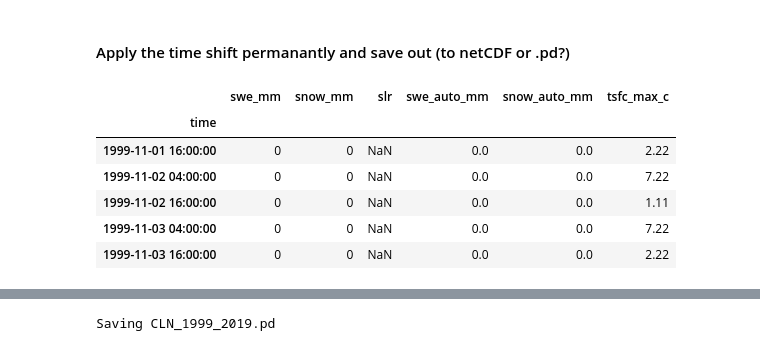
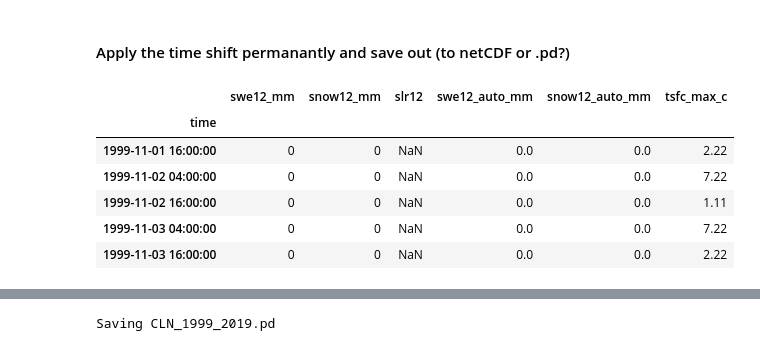
Before and after one commit to m-wessler/snow-liquid-ratio, a Jupyter notebook: data-tools/alta_collins_invest.ipynb, the cells around one changed output, grey strips where cells are left out. Cells and saved outputs as stored; diff of their text form; code cells hidden in the pictures.

```diff
--- a/data-tools/alta_collins_invest.ipynb
+++ b/data-tools/alta_collins_invest.ipynb
@@ -236,12 +236,15 @@ plt.show()
 # %%
 # We only want to time shift the MANUAL observations! Break out the values and shift the array as needed
 data_shift = data.copy(deep=True)
 data_shift.index = data_shift.index + timedelta(hours=time_shift)
 
 data_save = data_shift.merge(data_auto_12, on='time')
+
+data_save = data_save.rename(columns={'slr':'slr12', 'swe_mm':'swe12_mm', 'snow_mm':'snow12_mm', 'swe_auto_mm':'swe12_auto_mm', 'snow_auto_mm':'snow12_auto_mm',})
+
 data_save[:5]
 # %% [output]
-|  | swe_mm | snow_mm | slr | swe_auto_mm | snow_auto_mm | tsfc_max_c |
+|  | swe12_mm | snow12_mm | slr12 | swe12_auto_mm | snow12_auto_mm | tsfc_max_c |
 | time |  |  |  |  |  |  |
 | 1999-11-01 16:00:00 | 0 | 0 | NaN | 0.0 | 0.0 | 2.22 |
 | 1999-11-02 04:00:00 | 0 | 0 | NaN | 0.0 | 0.0 | 7.22 |
```
Also changed, not shown: parts of 1 cell of this notebook, 2 other files.
